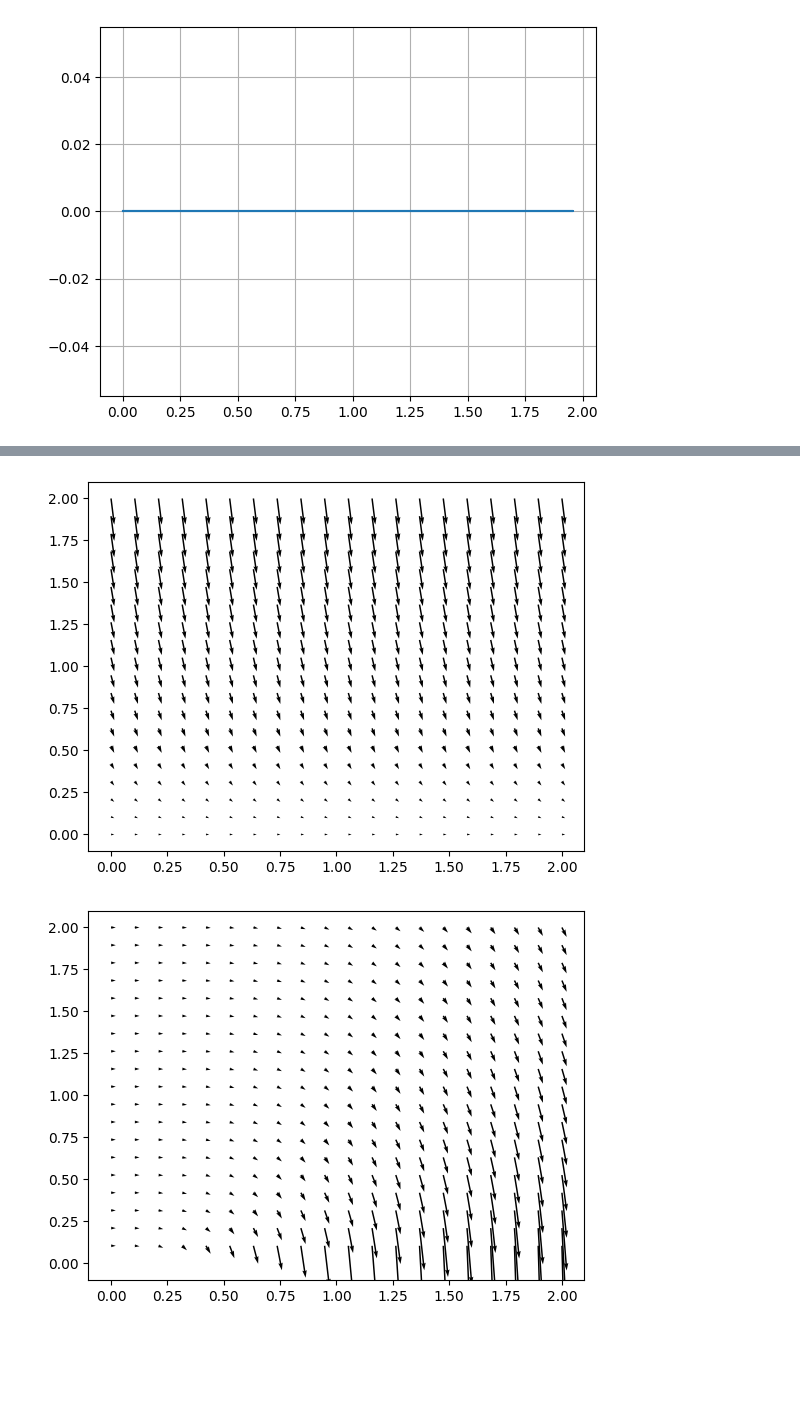
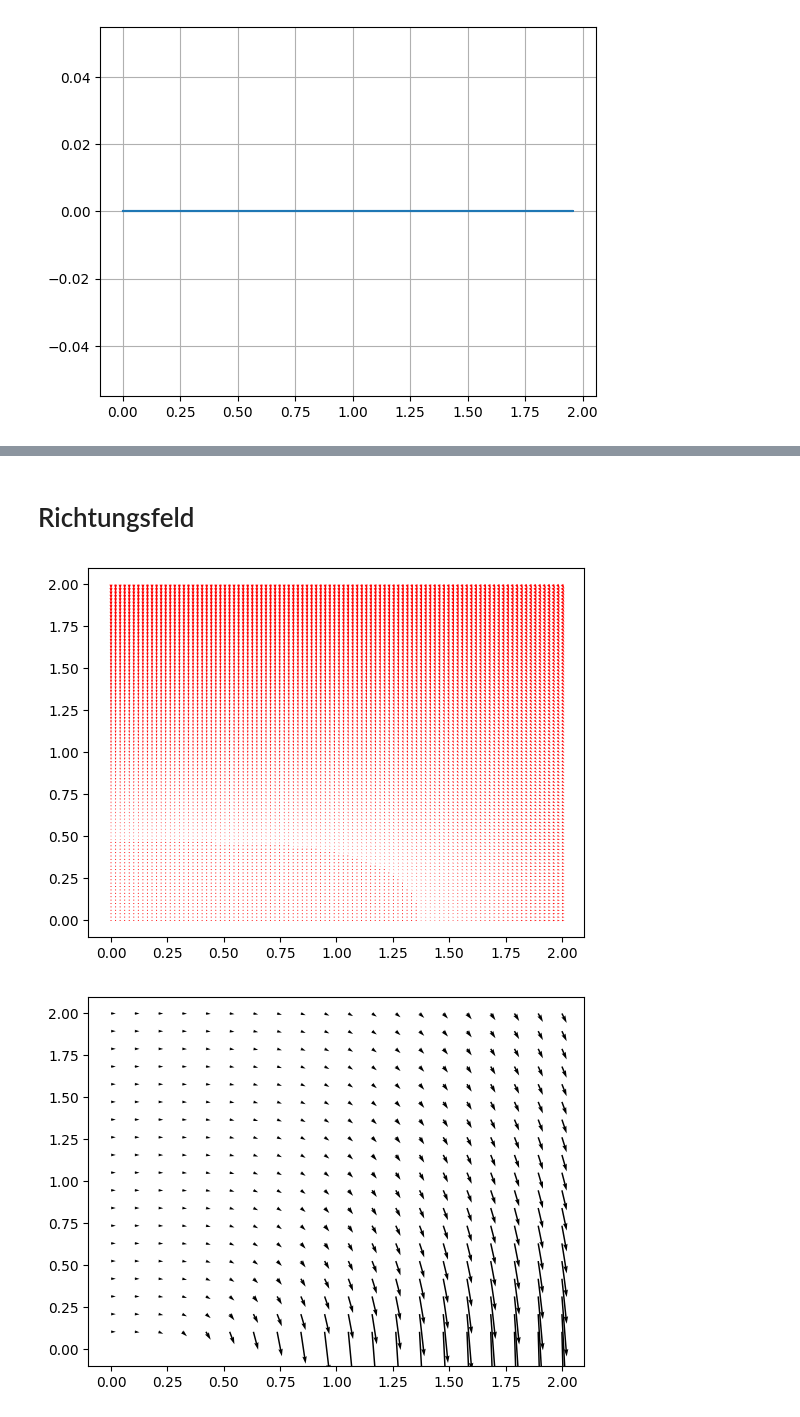
Before and after one commit to hollejon/Numerik, a Jupyter notebook: praktikum8/runge_kutta.ipynb, the cells around one changed output, grey strips where cells are left out. Drawn from its saved outputs; the diff is of its cells as text; code cells hidden in the pictures; blank space fills up the shorter version.

```diff
--- a/praktikum8/runge_kutta.ipynb
+++ b/praktikum8/runge_kutta.ipynb
@@ -51,0 +200,25 @@ plt.show()
+# %%
+def model3(x,y):
+    return -(x**2)/(y)
+
+def model3_df(x,y):
+    return (x**2)/(y**2)
+
+def model3_analytisch(tdata):
+    return -np.sqrt(2/3) * np.sqrt(24 - tdata**3)
+
+x0 = (0, -4)
+x_exp, y_exp = RK_explizit(x0, 2, 100, model3)
+x_imp,y_imp = RK_implizit(x0, 2, model3, model3_df ,100 ,1e-3)
+
+
+x_an = np.linspace(0,2,100)
+plt.figure(1)
+plt.plot(x_imp, y_imp, '--', label='Implizites Euler-Verfahren')
+plt.plot(x_exp, y_exp, '--', label='Explizites Euler-Verfahren')
+plt.plot(x_an, model3_analytisch(x_an), '--', label='y(x) Analytisch')
+plt.ylabel('y-Achse')
+plt.xlabel('x-Achse')
+plt.legend()
+plt.grid(True)
+plt.show()
@@ -52,12 +229,18 @@ plt.show()
+# %% [markdown]
+# Richtungsfeld
 # %%
 # Field of direction
 
-x,y=np.meshgrid(np.linspace(0,2,20),np.linspace(0,2,20))
+x,y = np.meshgrid(np.linspace(0,2,100),np.linspace(0,2,100))
+#x,y=np.meshgrid(x_exp,y_exp)
+U = np.ones((100, 100))
 
-plt.quiver(x,y,1,-4*y)
+plt.quiver(x,y, x*x_exp,y*y_exp, color='r')
+
+
 plt.show()
 # %% [output]
-[figure, old version]
+[figure, new version]
 # %%
 # Field of direction
 
```
Also changed, not shown: parts of 7 cells of this notebook.
